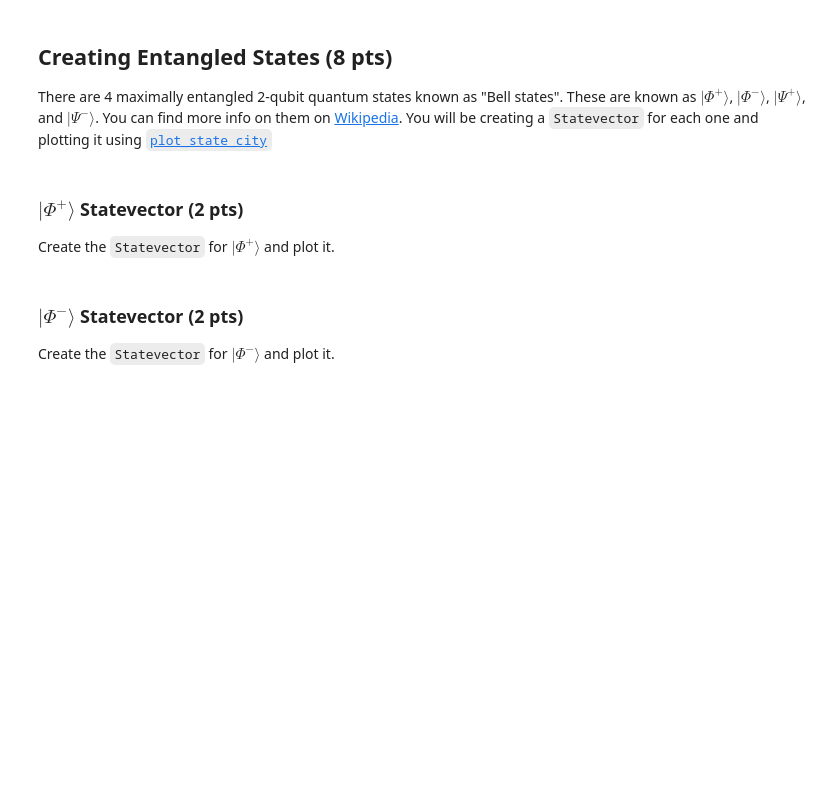
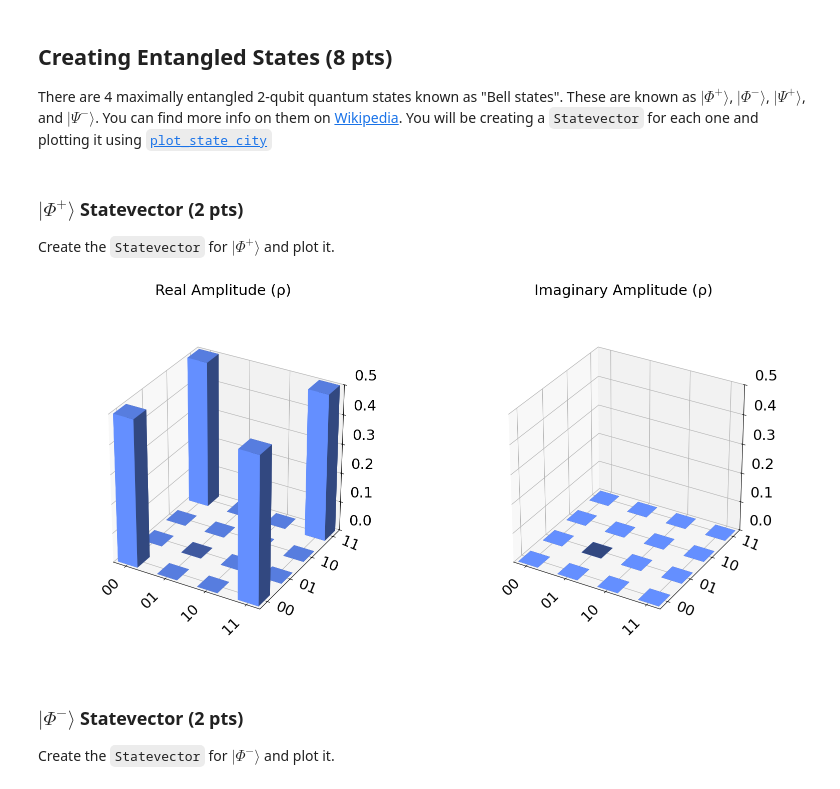
Before and after one commit to lilplatypus8/wsu-schoolwork, a Jupyter notebook: Spring-2026/Quantum-Gates-Homework/Quantum Gates Homework.ipynb, the cells around one changed output. Drawn from its saved outputs; the diff is of its cells as text; code cells hidden in the pictures; blank space fills up the shorter version.

Commit message:
working on quantum gates homework

```diff
--- a/Spring-2026/Quantum-Gates-Homework/Quantum Gates Homework.ipynb
+++ b/Spring-2026/Quantum-Gates-Homework/Quantum Gates Homework.ipynb
@@ -186,7 +201,16 @@ There are 4 maximally entangled 2-qubit quantum states known as "Bell states". T
 ### $|\Phi^+\rangle$ Statevector (2 pts)
 Create the `Statevector` for $|\Phi^+\rangle$ and plot it.
 # %%
-# YOUR CODE BELOW
+# Create two-qubit circuit
+circuit = QuantumCircuit(2)
+# Apply a hadamard gate, then c-not gate to bit 0 of the circuit
+circuit.h(0)
+circuit.cx(0, 1)
+# Convert to statevector and plot
+phi_plus = Statevector(circuit)
+plot_state_city(phi_plus)
+# %% [output]
+[figure, added]
 # %% [markdown]
 ### $|\Phi^-\rangle$ Statevector (2 pts)
 Create the `Statevector` for $|\Phi^-\rangle$ and plot it.
```
Also changed, not shown: parts of 14 cells of this notebook.
